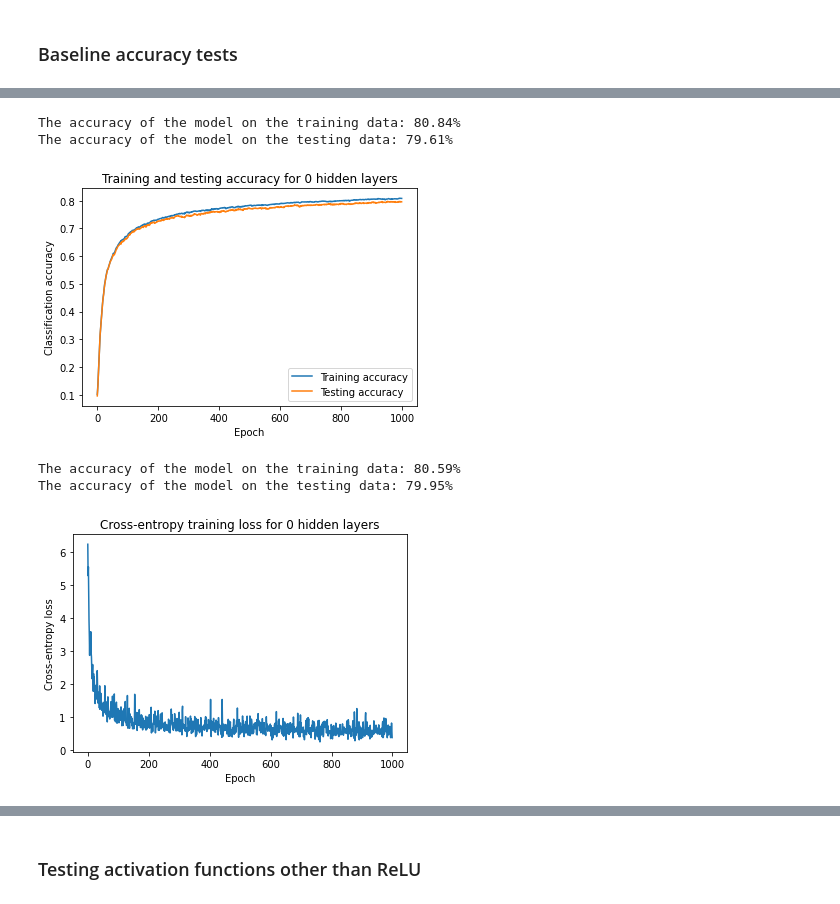
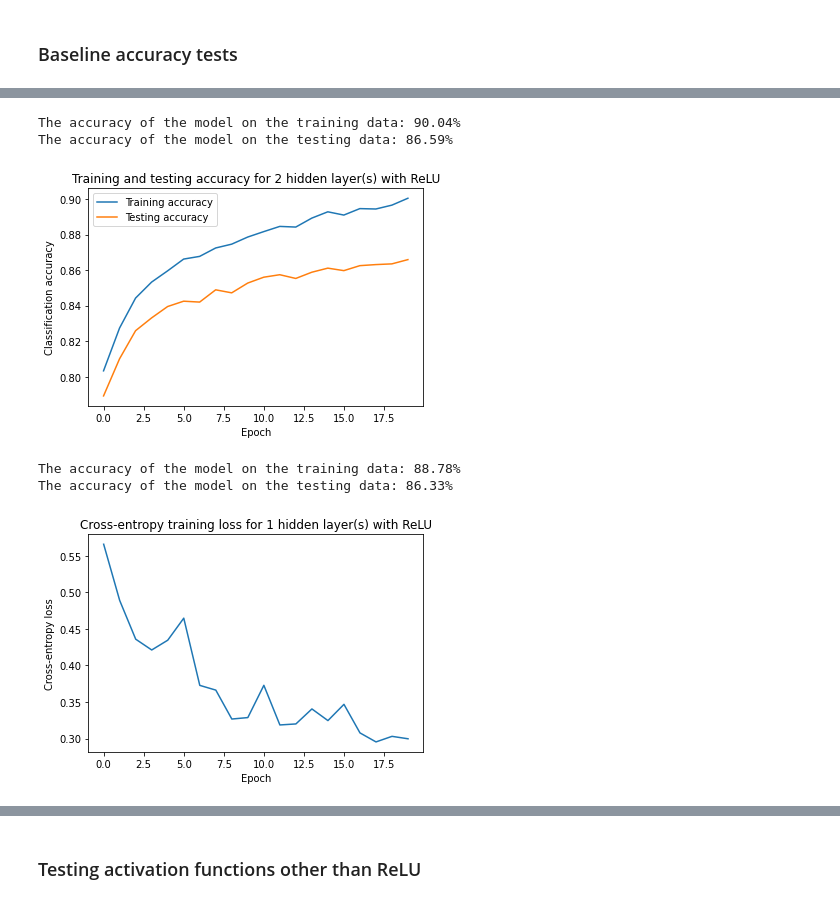
Before and after one commit to faithrts/ML-Intro, a Jupyter notebook: A3_Draft.ipynb, the cells around one changed output, grey strips where cells are left out. Drawn from its saved outputs; the diff is of its cells as text; code cells hidden in the pictures.

Commit message:
testing epoch logic

```diff
--- a/A3_Draft.ipynb
+++ b/A3_Draft.ipynb
@@ -607,5 +561,5 @@ def evaluate_acc(true_labels, target_labels):
 # %%
-def train_and_evaluate(x_train, y_train, x_test, y_test, hidden_layers, hidden_units, activation_func, lr, gd_steps, track_loss = False, track_acc = False, lambda_reg = 0):
+def epoch_mini_batch(x_train, y_train, x_test, y_test, hidden_layers, hidden_units, activation_func, lr, batch_size, epochs, lambda_reg = 0, track_loss = False, track_acc = False):
   n_features = x_train.shape[-1]
   n_output = len(set(y_train))
 
@@ -613,37 +567,23 @@ def train_and_evaluate(x_train, y_train, x_test, y_test, hidden_layers, hidden_u
   mlp = MLP(n_features, n_output, hidden_layers, hidden_units, activation_func)
   opt = GradientDescentOptimizer(mlp, lr)
 
-  losses, train_accs, test_accs = mlp.fit(x_train, y_train, x_test, y_test, opt, gd_steps, lambda_reg, track_acc)
+  # saving the initial loss, training accuracy, and testing accuracy
+  initial_loss, initial_train_acc, initial_test_acc = mlp.evaluate_initial_metrics(x_train, x_test, y_train, y_test, lambda_reg)
+
+  # training the model using mini-batch times epochs
+  losses, train_accs, test_accs = mlp.fit_epoch_mini_batch(x_train, y_train, x_test, y_test, opt, batch_size, epochs, lambda_reg, track_acc)
+
+  #losses.insert(0, initial_loss)
 
   # the number of hidden layers
   hidden_layer_count = int((len(mlp.layers) - 2) / 2)
 
-  ### plotting the cross-entropy loss
+  # plots the cross-entropy loss
   if track_loss:
-    plt.plot(losses)
+    plot_losses(losses, hidden_layer_count, activation_func)
 
-    # changing the title based on whether there are hidden layers
-    if hidden_layer_count == 0:
-      plt.title("Cross-entropy training loss for " + str(hidden_layer_count) + " hidden layers")
-    else:
-      plt.title("Cross-entropy training loss for " + str(hidden_layer_count) + " hidden layer(s) with " + activation_func)
-
-    plt.xlabel("Epoch")
-    plt.ylabel("Cross-entropy loss")
-
-  ### plotting the training and testing accuracy
+  # plots the training and testing accuracy
   if track_acc:
-    plt.plot(train_accs, label = "Training accuracy")
-    plt.plot(test_accs, label = "Testing accuracy")
-
-    # changing the title based on whether there are hidden layers
-    if hidden_layer_count == 0:
-      plt.title("Training and testing accuracy for " + str(hidden_layer_count) + " hidden layers")
-    else:
-      plt.title("Training and testing accuracy for " + str(hidden_layer_count) + " hidden layer(s) with " + activation_func)
-
-    plt.xlabel("Epoch")
-    plt.ylabel("Classification accuracy")
-    plt.legend()
+    plot_train_test_acc(train_accs, test_accs, hidden_layer_count, activation_func)
 
   return mlp
@@ -718,18 +642,18 @@ The accuracy of the model on the testing data: 68.81%
 # %%
-### plotting training and testing accuracy for 0 hidden layers (ReLU)
+### plotting training and testing accuracy for 2 hidden layers (ReLU)
 
-mlp0 = train_and_evaluate(x_train, y_train, x_test, y_test, 0, [], "ReLU", 0.01, 1000, track_acc = True)
-acc0 = evaluate_mlp_acc(mlp0, x_train, y_train, x_test, y_test, silent = False)
+mlp2_test = epoch_mini_batch(x_train, y_train, x_test, y_test, 2, [128, 128], "ReLU", 0.1, 1000, 20, track_acc = True)
+acc2_test = evaluate_mlp_acc(mlp2_test, x_train, y_train, x_test, y_test, silent = False)
 # %% [output]
-The accuracy of the model on the training data: 80.84%
-The accuracy of the model on the testing data: 79.61%
+The accuracy of the model on the training data: 90.04%
+The accuracy of the model on the testing data: 86.59%
-[figure, old version]
+[figure, new version]
 # %%
-### plotting loss for 0 hidden layers (ReLU)
+### plotting loss for 2 hidden layers (ReLU)
 
-mlp0 = train_and_evaluate(x_train, y_train, x_test, y_test, 0, [], "ReLU", 0.01, 1000, track_loss = True)
-acc0 = evaluate_mlp_acc(mlp0, x_train, y_train, x_test, y_test, silent = False)
+mlp2 = epoch_mini_batch(x_train, y_train, x_test, y_test, 1, [128], "ReLU", 0.1, 1000, 20, track_loss = True)
+acc2 = evaluate_mlp_acc(mlp2, x_train, y_train, x_test, y_test, silent = False)
 # %% [output]
-The accuracy of the model on the training data: 80.59%
-The accuracy of the model on the testing data: 79.95%
+The accuracy of the model on the training data: 88.78%
+The accuracy of the model on the testing data: 86.33%
-[figure, old version]
+[figure, new version]
```
Also changed, not shown: parts of 18 cells of this notebook.
